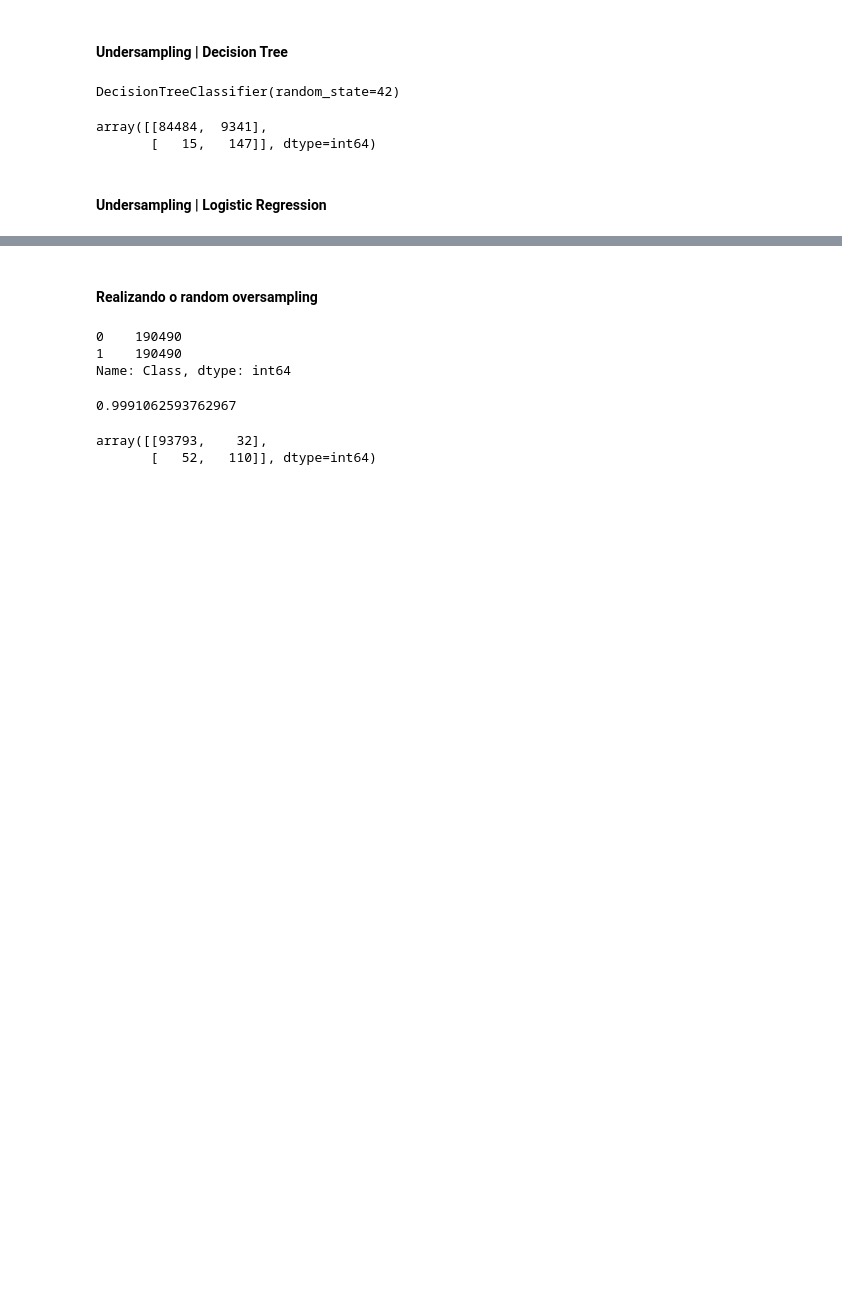
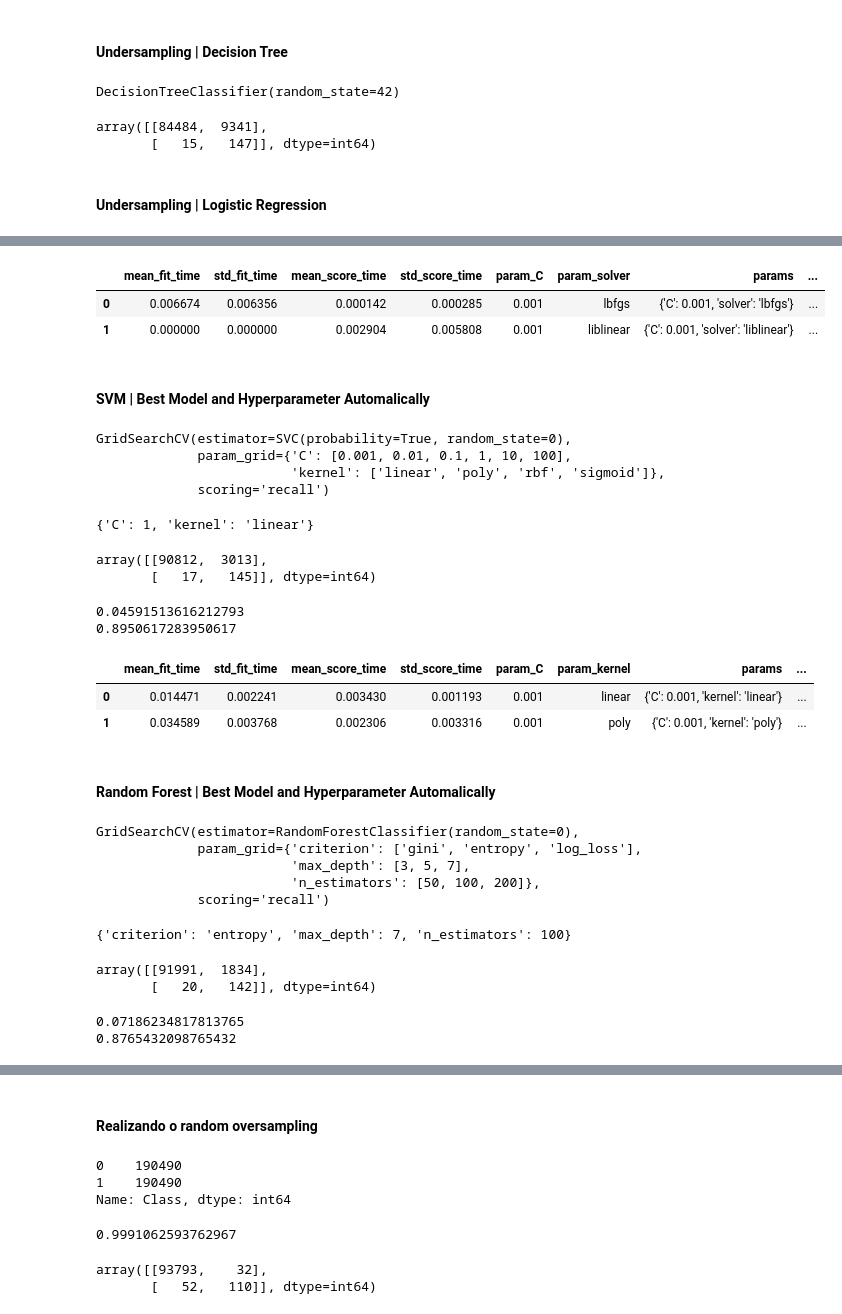
Before and after one commit to AnderCruz/ML_Fraud_Detection, a Jupyter notebook: FraudDetection.ipynb, the cells around one changed output, grey strips where cells are left out. Drawn from its saved outputs; the diff is of its cells as text; code cells hidden in the pictures; blank space fills up the shorter version.

```diff
--- a/FraudDetection.ipynb
+++ b/FraudDetection.ipynb
@@ -219,0 +443,7 @@ array([[93629,   196],
+# %%
+parameters = {
+    'C': [0.001, 0.01, 0.1, 1, 10, 100],
+    'solver': ['lbfgs', 'liblinear', 'newton-cg', 'sag', 'saga']
+}
+
+LogReg = LogisticRegression(random_state=42)
@@ -219,0 +477,8 @@ array([[93629,   196],
+# %%
+pd.DataFrame(clf_GS.cv_results_).head(2)
+# %% [output]
+|  | mean_fit_time | std_fit_time | mean_score_time | std_score_time | param_C | param_solver | params | ... |
+| 0 | 0.006674 | 0.006356 | 0.000142 | 0.000285 | 0.001 | lbfgs | {'C': 0.001, 'solver': 'lbfgs'} | ... |
+| 1 | 0.000000 | 0.000000 | 0.002904 | 0.005808 | 0.001 | liblinear | {'C': 0.001, 'solver': 'liblinear'} | ... |
+# %% [markdown]
+#### SVM | Best Model and Hyperparameter Automalically
@@ -219,0 +494,34 @@ array([[93629,   196],
+# %%
+clf_GS2 = GridSearchCV(SVMe, parameters, scoring="recall")
+clf_GS2.fit(X_resRU, y_resRU)
+# %% [output]
+GridSearchCV(estimator=SVC(probability=True, random_state=0),
+             param_grid={'C': [0.001, 0.01, 0.1, 1, 10, 100],
+                         'kernel': ['linear', 'poly', 'rbf', 'sigmoid']},
+             scoring='recall')
+# %%
+clf_GS2.best_params_
+# %% [output]
+{'C': 1, 'kernel': 'linear'}
+# %%
+y_pred_GS2 = clf_GS2.predict(X_test)
+y_pred_proba_GS2 = clf_GS2.predict_proba(X_test)
+
+confusion_matrix(y_test,y_pred_GS2)
+# %% [output]
+array([[90812,  3013],
+       [   17,   145]], dtype=int64)
+# %%
+print(metrics.precision_score(y_test, y_pred_GS2))
+print(metrics.recall_score(y_test, y_pred_GS2))
+# %% [output]
+0.04591513616212793
+0.8950617283950617
+# %%
+pd.DataFrame(clf_GS2.cv_results_).head(2)
+# %% [output]
+|  | mean_fit_time | std_fit_time | mean_score_time | std_score_time | param_C | param_kernel | params | ... |
+| 0 | 0.014471 | 0.002241 | 0.003430 | 0.001193 | 0.001 | linear | {'C': 0.001, 'kernel': 'linear'} | ... |
+| 1 | 0.034589 | 0.003768 | 0.002306 | 0.003316 | 0.001 | poly | {'C': 0.001, 'kernel': 'poly'} | ... |
+# %% [markdown]
+#### Random Forest | Best Model and Hyperparameter Automalically
@@ -219,0 +537,27 @@ array([[93629,   196],
+# %%
+clf_GS3 = GridSearchCV(RF_GS, parameters, scoring="recall")
+clf_GS3.fit(X_resRU, y_resRU)
+# %% [output]
+GridSearchCV(estimator=RandomForestClassifier(random_state=0),
+             param_grid={'criterion': ['gini', 'entropy', 'log_loss'],
+                         'max_depth': [3, 5, 7],
+                         'n_estimators': [50, 100, 200]},
+             scoring='recall')
+# %%
+clf_GS3.best_params_
+# %% [output]
+{'criterion': 'entropy', 'max_depth': 7, 'n_estimators': 100}
+# %%
+y_pred_GS3 = clf_GS3.predict(X_test)
+y_pred_proba_GS3 = clf_GS3.predict_proba(X_test)
+
+confusion_matrix(y_test,y_pred_GS3)
+# %% [output]
+array([[91991,  1834],
+       [   20,   142]], dtype=int64)
+# %%
+print(metrics.precision_score(y_test, y_pred_GS3))
+print(metrics.recall_score(y_test, y_pred_GS3))
+# %% [output]
+0.07186234817813765
+0.8765432098765432
```
Also changed, not shown: parts of 58 cells of this notebook.
